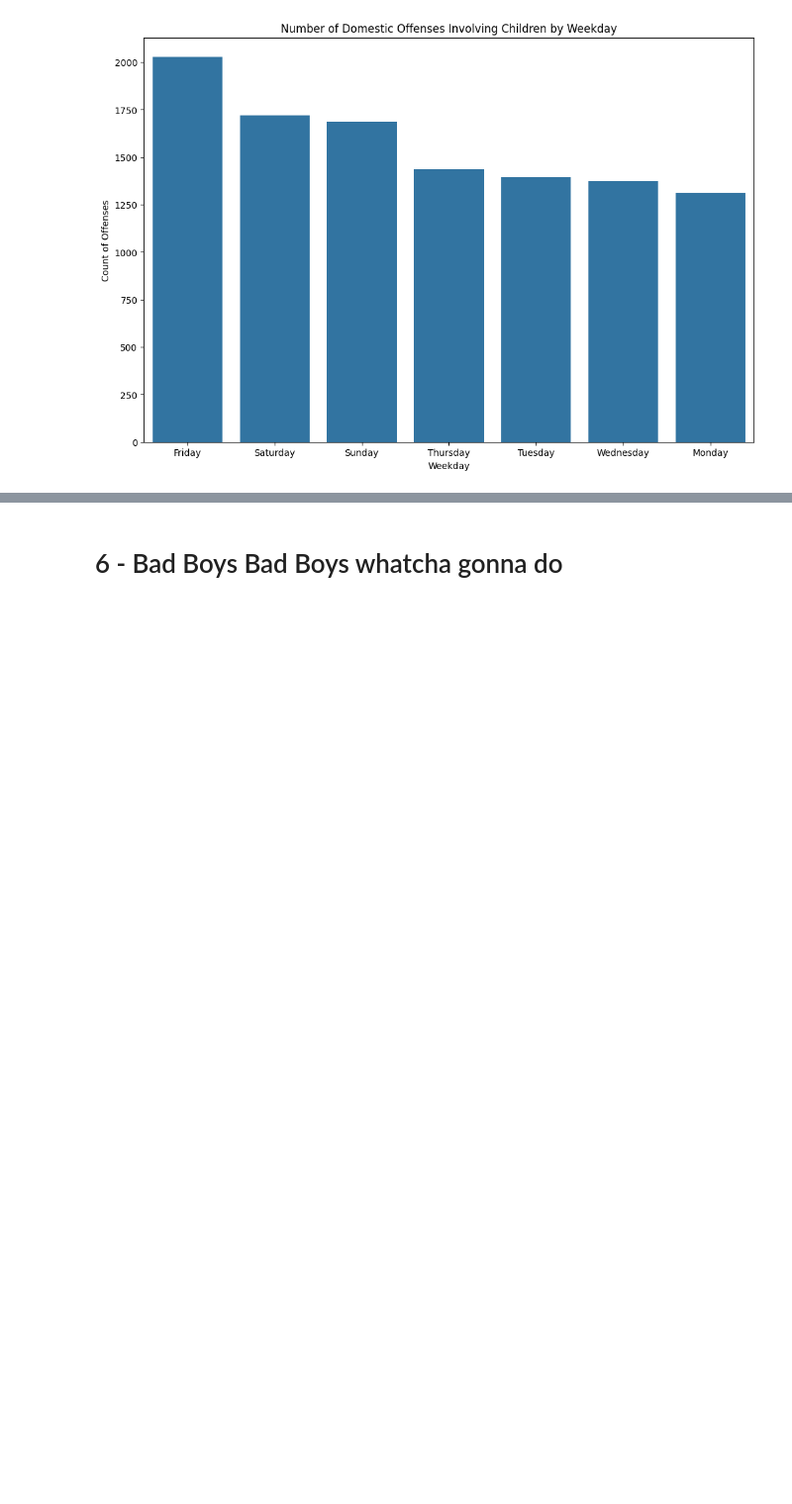
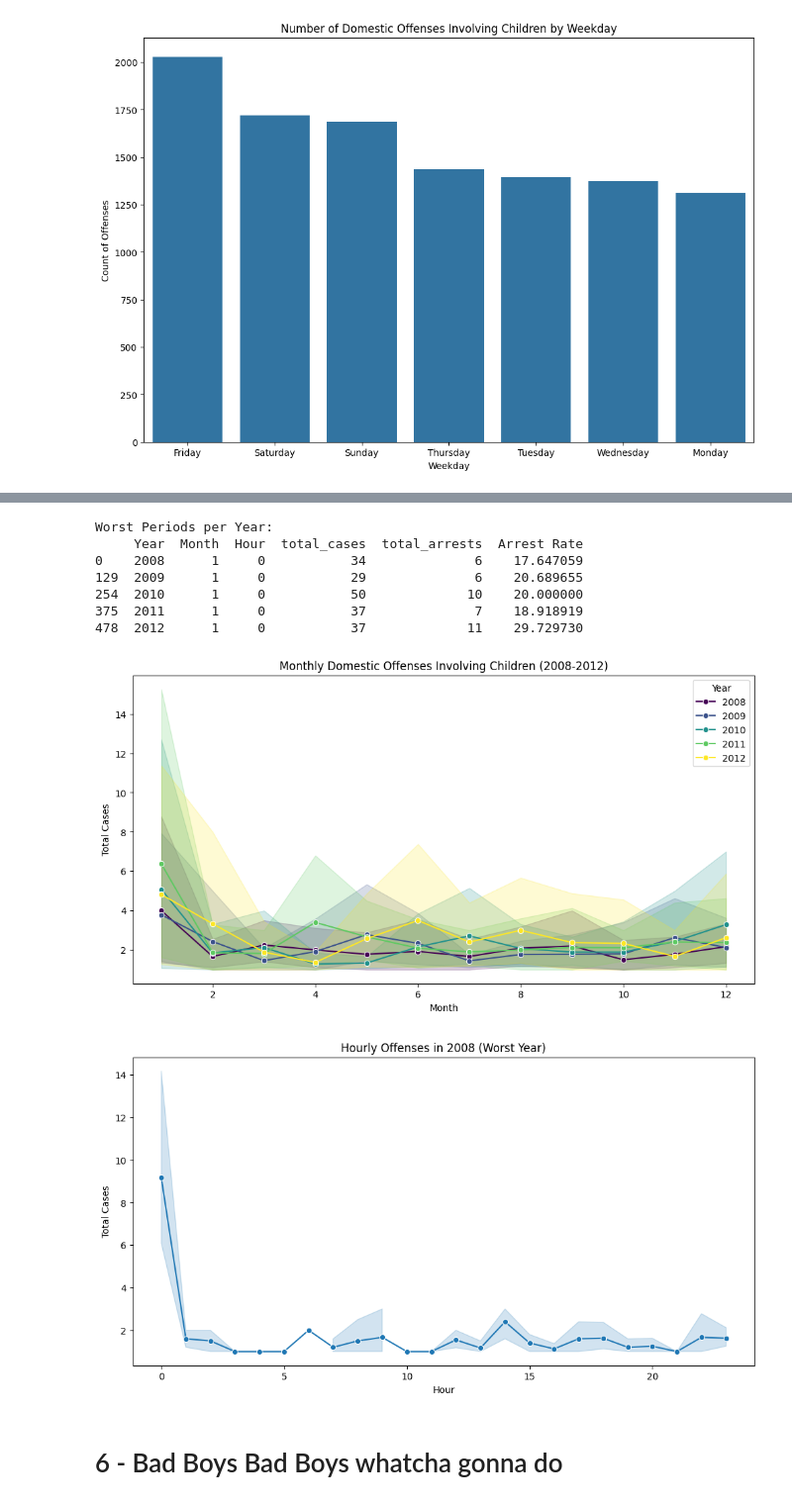
Before and after one commit to Cederlid/databehandling, a Jupyter notebook: laboration/chicago.ipynb, the cells around one changed output, grey strips where cells are left out. Shown at 99% size. Cells and saved outputs as stored; diff of their text form; code cells hidden in the pictures; blank space fills up the shorter version.

```diff
--- a/laboration/chicago.ipynb
+++ b/laboration/chicago.ipynb
@@ -474,6 +493,14 @@ It's less likely that an offense involving children is domestic, the percentage
 total_offenses = weekday_domestic_offense_children_count.sum()
 weekday_domestic_offense_children_percentage = ((weekday_domestic_offense_children_count / total_offenses) * 100).round(2)
 print(f"Percentage of weekdays of domestic offenses involving children: {weekday_domestic_offense_children_percentage}")
+description_sex_filter =chicago_crime_2008_to_2012_df["Description"].str.contains("sex", flags=re.IGNORECASE)
+description_child_filter =chicago_crime_2008_to_2012_df["Description"].str.contains("child", flags=re.IGNORECASE)
+
+descrip_child_sex_filter = chicago_crime_2008_to_2012_df[description_sex_filter & description_child_filter][["Description", "Arrest"]]
+crime_arrest_dist = descrip_child_sex_filter.groupby("Description").agg(total_cases = ("Arrest", "size"), arrests = ("Arrest","sum"))
+crime_arrest_dist["arrest_rate"] = ((crime_arrest_dist["arrests"] / crime_arrest_dist["total_cases"]) * 100).round(2)
+
+print(crime_arrest_dist)
 # %% [output]
 Percentage of weekdays of domestic offenses involving children: Weekday
 Friday       18.51
@@ -487,3 +554,43 @@ Name: count, dtype: float64
+# %%
+yearly_trends = chicago_crime_2008_to_2012_df[description_sex_filter & description_child_filter] \
+    .groupby(["Year", "Month", "Hour"]).agg(
+        total_cases=("ID", "size"),
+        total_arrests=("Arrest", "sum")
+    ).reset_index()
+
+yearly_trends["Arrest Rate"] = (yearly_trends["total_arrests"] / yearly_trends["total_cases"]) * 100
+worst_periods_per_year = yearly_trends.sort_values(by=["Year", "total_cases"], ascending=[True, False]) \
+    .groupby("Year").head(1)
+print("Worst Periods per Year:")
+print(worst_periods_per_year)
+
+plt.figure(figsize=(12, 6))
+sns.lineplot(data=yearly_trends, x="Month", y="total_cases", hue="Year", marker="o", palette="viridis")
+plt.title("Monthly Domestic Offenses Involving Children (2008-2012)")
+plt.xlabel("Month")
+plt.ylabel("Total Cases")
+plt.legend(title="Year")
+plt.show()
+
+worst_year = worst_periods_per_year["Year"].iloc[0]
+worst_year_data = yearly_trends[yearly_trends["Year"] == worst_year]
+
+plt.figure(figsize=(12, 6))
+sns.lineplot(data=worst_year_data, x="Hour", y="total_cases", marker="o")
+plt.title(f"Hourly Offenses in {worst_year} (Worst Year)")
+plt.xlabel("Hour")
+plt.ylabel("Total Cases")
+plt.show()
+# %% [output]
+Worst Periods per Year:
+     Year  Month  Hour  total_cases  total_arrests  Arrest Rate
+0    2008      1     0           34              6    17.647059
+129  2009      1     0           29              6    20.689655
+254  2010      1     0           50             10    20.000000
+375  2011      1     0           37              7    18.918919
+478  2012      1     0           37             11    29.729730
+[figure, added]
+[figure, added]
 # %% [markdown]
 # 6 - Bad Boys Bad Boys whatcha gonna do
 # %% [markdown]
```
Also changed, not shown: parts of 10 cells of this notebook.
